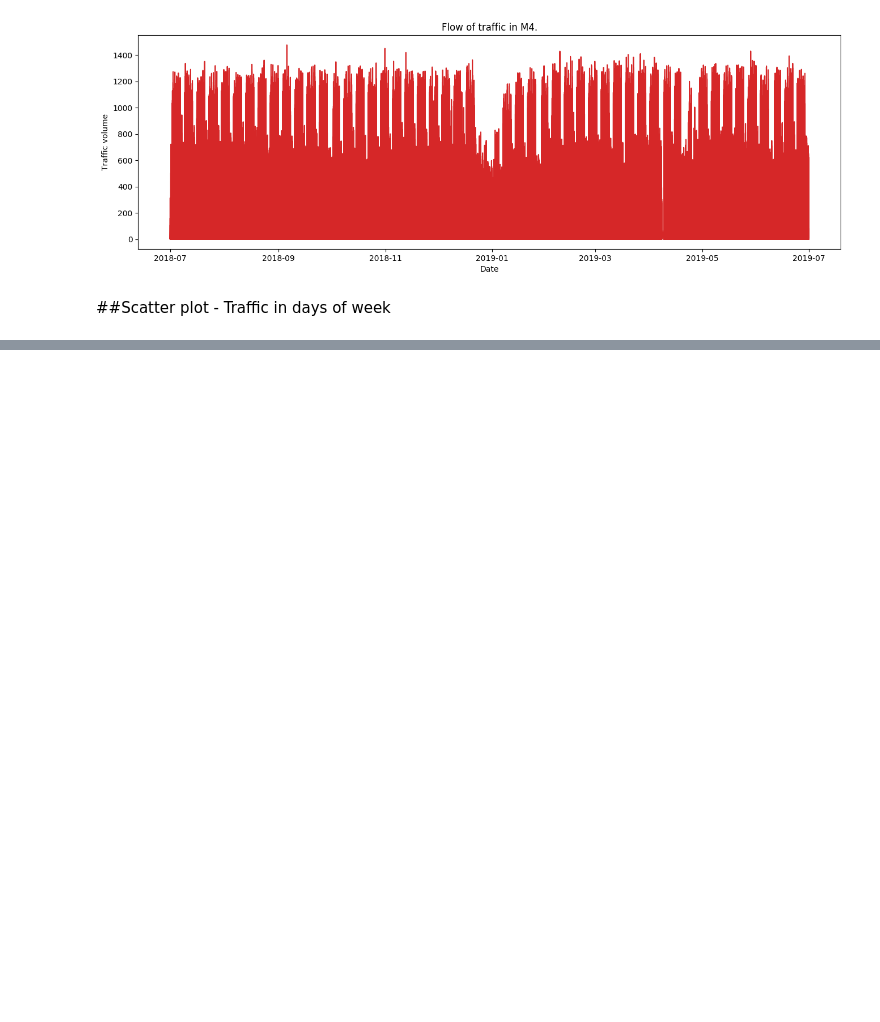
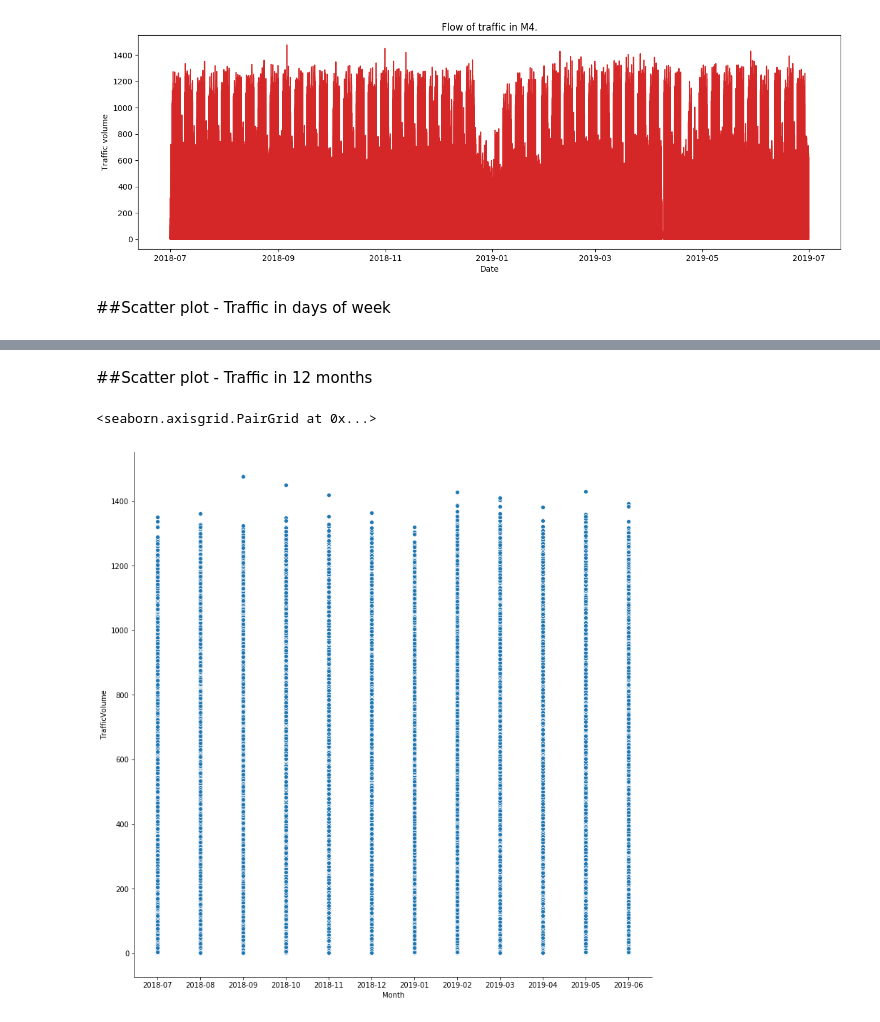
Before and after one commit to hrai/-M4-Data-Analysis, a Jupyter notebook: Assignment_2.ipynb, the cells around one changed output, grey strips where cells are left out. Saved outputs shown, nothing was run; the diff lists cells and outputs as text; code cells hidden in the pictures; blank space fills up the shorter version.

Commit message:
Traffic in 12 months

```diff
--- a/Assignment_2.ipynb
+++ b/Assignment_2.ipynb
@@ -282,0 +282,10 @@ sns.pairplot(x_vars=["Day"], y_vars=["TrafficVolume"],
+# %% [markdown]
+##Scatter plot - Traffic in 12 months
+# %%
+df_all['Month'] = df_all['DateTime'].map(lambda x: x.strftime('%Y-%m'))
+
+sns.pairplot(x_vars=["Month"], y_vars=["TrafficVolume"],
+             data=df_all, height=11)
+# %% [output]
+<seaborn.axisgrid.PairGrid at 0x...>
+[figure, added]
```
Also changed, not shown: parts of 2 cells of this notebook.
